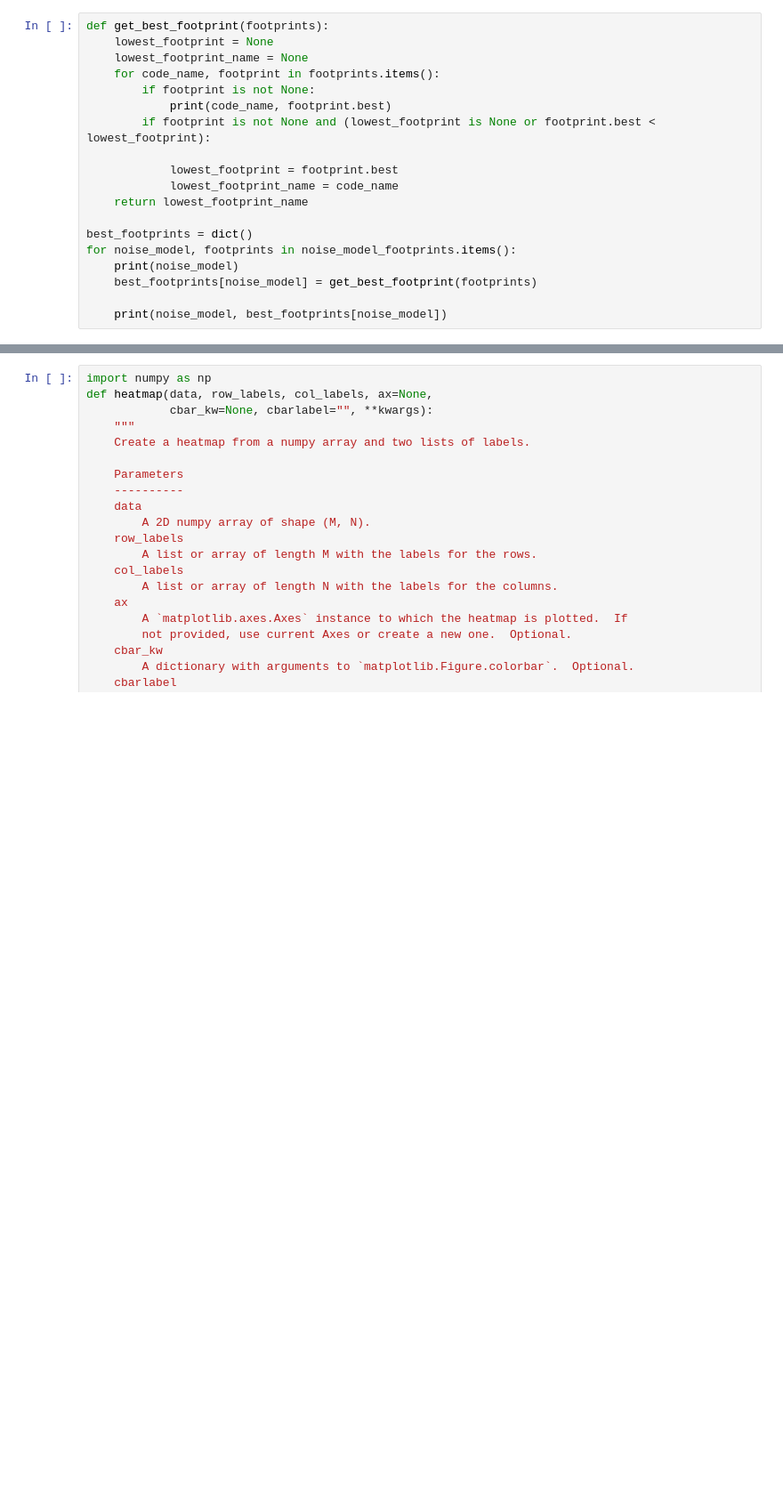
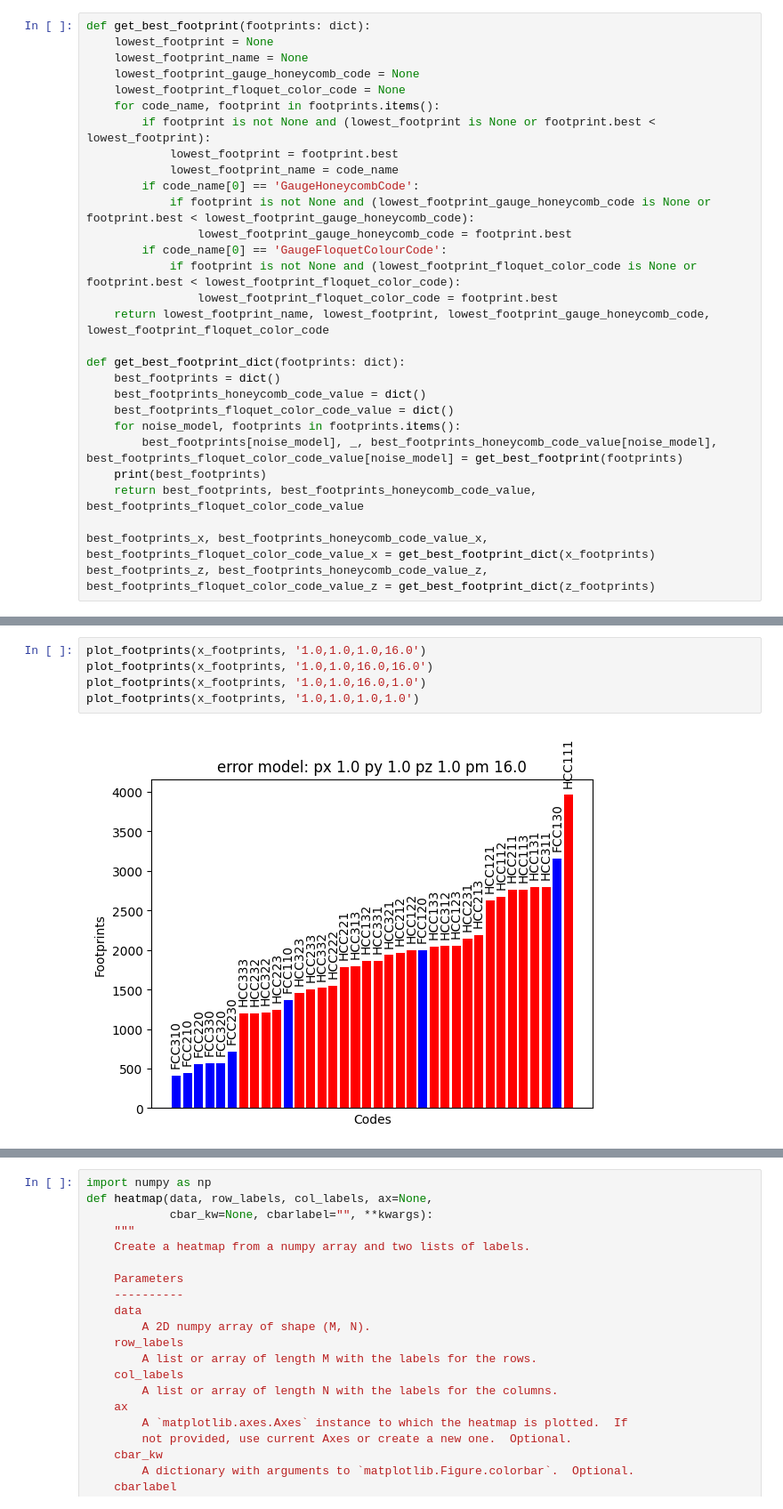
Before and after one commit to peter-janderks/floquet_colour_codes_numerics, a Jupyter notebook: heatmap/heatmap_plot.ipynb, the cells around one changed output, grey strips where cells are left out. Shown at 89% size. Saved outputs shown, nothing was run; the diff lists cells and outputs as text; blank space fills up the shorter version.

```diff
--- a/heatmap/heatmap_plot.ipynb
+++ b/heatmap/heatmap_plot.ipynb
@@ -77,20 +140,30 @@ defaultdict(None, {'1.0,1.0,1.0,1.0': defaultdict(None, {('GaugeFloquetColourCod
 # %%
-def get_best_footprint(footprints):
+def get_best_footprint(footprints: dict):
     lowest_footprint = None
     lowest_footprint_name = None
+    lowest_footprint_gauge_honeycomb_code = None
+    lowest_footprint_floquet_color_code = None
     for code_name, footprint in footprints.items():
-        if footprint is not None:
-            print(code_name, footprint.best)
         if footprint is not None and (lowest_footprint is None or footprint.best < lowest_footprint):
-
             lowest_footprint = footprint.best
             lowest_footprint_name = code_name
-    return lowest_footprint_name
+        if code_name[0] == 'GaugeHoneycombCode':
+            if footprint is not None and (lowest_footprint_gauge_honeycomb_code is None or footprint.best < lowest_footprint_gauge_honeycomb_code):
+                lowest_footprint_gauge_honeycomb_code = footprint.best
+        if code_name[0] == 'GaugeFloquetColourCode':
+            if footprint is not None and (lowest_footprint_floquet_color_code is None or footprint.best < lowest_footprint_floquet_color_code):
+                lowest_footprint_floquet_color_code = footprint.best
+    return lowest_footprint_name, lowest_footprint, lowest_footprint_gauge_honeycomb_code, lowest_footprint_floquet_color_code
 
-best_footprints = dict()
-for noise_model, footprints in noise_model_footprints.items():
-    print(noise_model)
-    best_footprints[noise_model] = get_best_footprint(footprints)
+def get_best_footprint_dict(footprints: dict):
+    best_footprints = dict()
+    best_footprints_honeycomb_code_value = dict()
+    best_footprints_floquet_color_code_value = dict()
+    for noise_model, footprints in footprints.items():
+        best_footprints[noise_model], _, best_footprints_honeycomb_code_value[noise_model], best_footprints_floquet_color_code_value[noise_model] = get_best_footprint(footprints)
+    print(best_footprints)
+    return best_footprints, best_footprints_honeycomb_code_value, best_footprints_floquet_color_code_value
 
-    print(noise_model, best_footprints[noise_model])
+best_footprints_x, best_footprints_honeycomb_code_value_x, best_footprints_floquet_color_code_value_x = get_best_footprint_dict(x_footprints)
+best_footprints_z, best_footprints_honeycomb_code_value_z, best_footprints_floquet_color_code_value_z = get_best_footprint_dict(z_footprints)
 # %% [output]
@@ -211,0 +396,7 @@ NameError: name 'color_matrix' is not defined
+# %%
+plot_footprints(x_footprints, '1.0,1.0,1.0,16.0')
+plot_footprints(x_footprints, '1.0,1.0,16.0,16.0')
+plot_footprints(x_footprints, '1.0,1.0,16.0,1.0')
+plot_footprints(x_footprints, '1.0,1.0,1.0,1.0')
+# %% [output]
+[figure, added]
```
Also changed, not shown: parts of 28 cells of this notebook.
